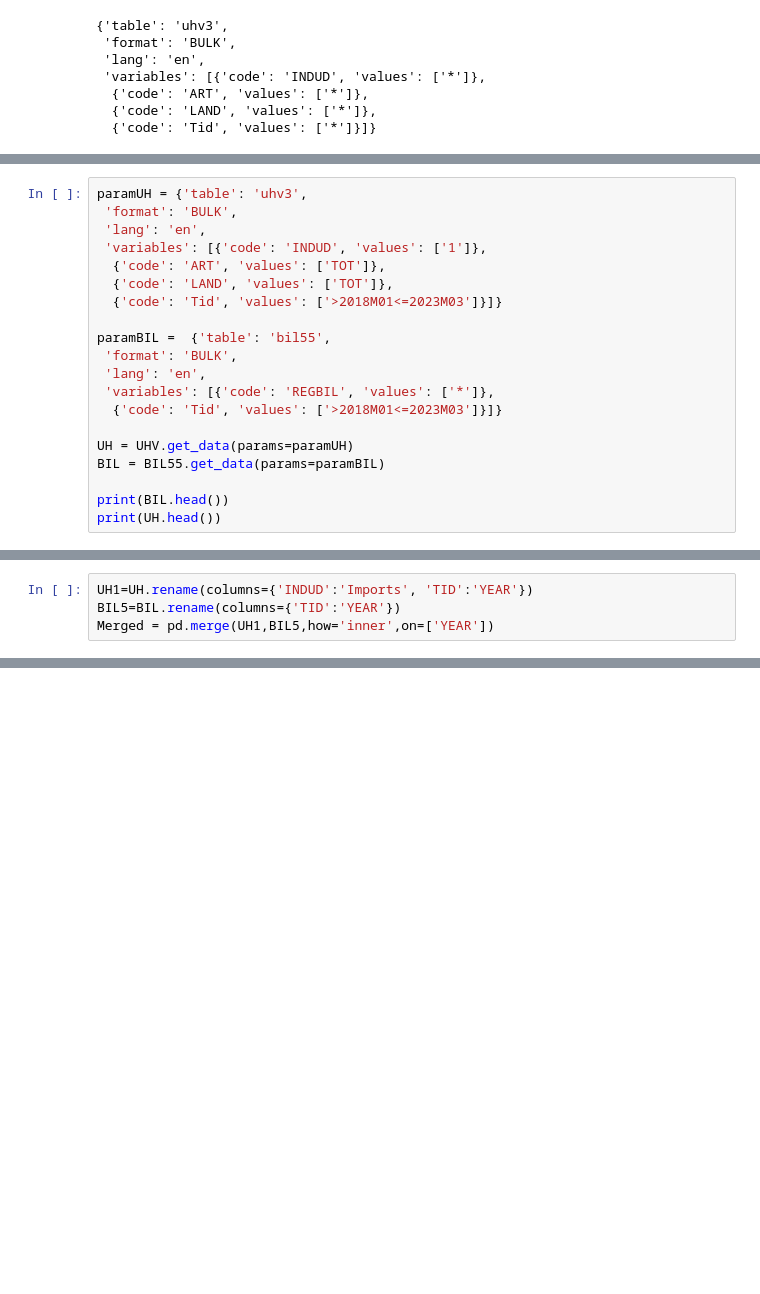
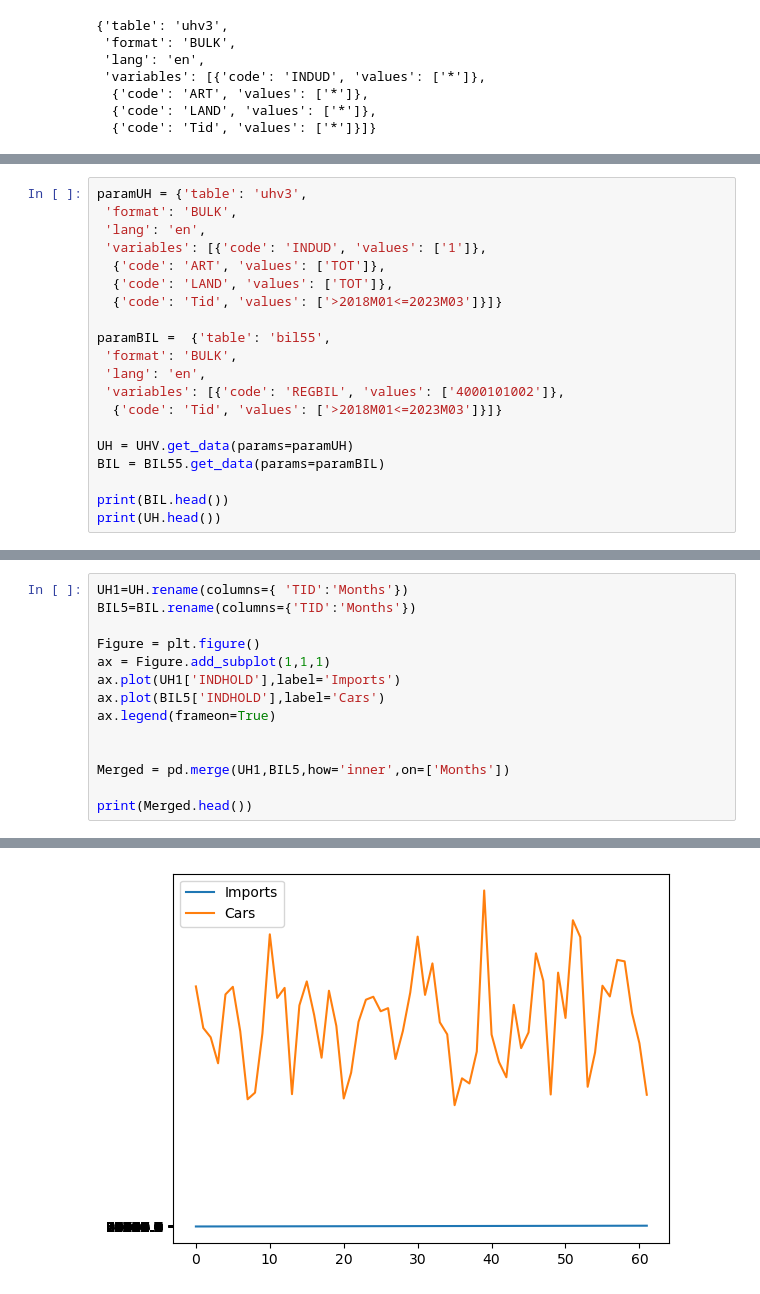
Before and after one commit to NumEconCopenhagen/projects-2023-jakki, a Jupyter notebook: dataproject/dataproject.ipynb, the cells around one changed output, grey strips where cells are left out. Cells and saved outputs as stored; diff of their text form; blank space fills up the shorter version.

```diff
--- a/dataproject/dataproject.ipynb
+++ b/dataproject/dataproject.ipynb
@@ -177,7 +176,7 @@ paramUH = {'table': 'uhv3',
 paramBIL =  {'table': 'bil55',
  'format': 'BULK',
  'lang': 'en',
- 'variables': [{'code': 'REGBIL', 'values': ['*']},
+ 'variables': [{'code': 'REGBIL', 'values': ['4000101002']},
   {'code': 'Tid', 'values': ['>2018M01<=2023M03']}]}
 
 UH = UHV.get_data(params=paramUH)
@@ -199,6 +198,17 @@ print(UH.head())
 3  Imports  TOTAL  COUNTRIES TOTAL  2018M05  54372.6
 4  Imports  TOTAL  COUNTRIES TOTAL  2018M06  53690.5
 # %%
-UH1=UH.rename(columns={'INDUD':'Imports', 'TID':'YEAR'})
-BIL5=BIL.rename(columns={'TID':'YEAR'})
-Merged = pd.merge(UH1,BIL5,how='inner',on=['YEAR'])
+UH1=UH.rename(columns={ 'TID':'Months'})
+BIL5=BIL.rename(columns={'TID':'Months'})
+
+Figure = plt.figure()
+ax = Figure.add_subplot(1,1,1)
+ax.plot(UH1['INDHOLD'],label='Imports')
+ax.plot(BIL5['INDHOLD'],label='Cars')
+ax.legend(frameon=True)
+
+
+Merged = pd.merge(UH1,BIL5,how='inner',on=['Months'])
+
+print(Merged.head())
+# %% [output]
@@ -204,0 +228 @@ Merged = pd.merge(UH1,BIL5,how='inner',on=['YEAR'])
+[figure, added]
```
Also changed, not shown: parts of 7 cells of this notebook.
